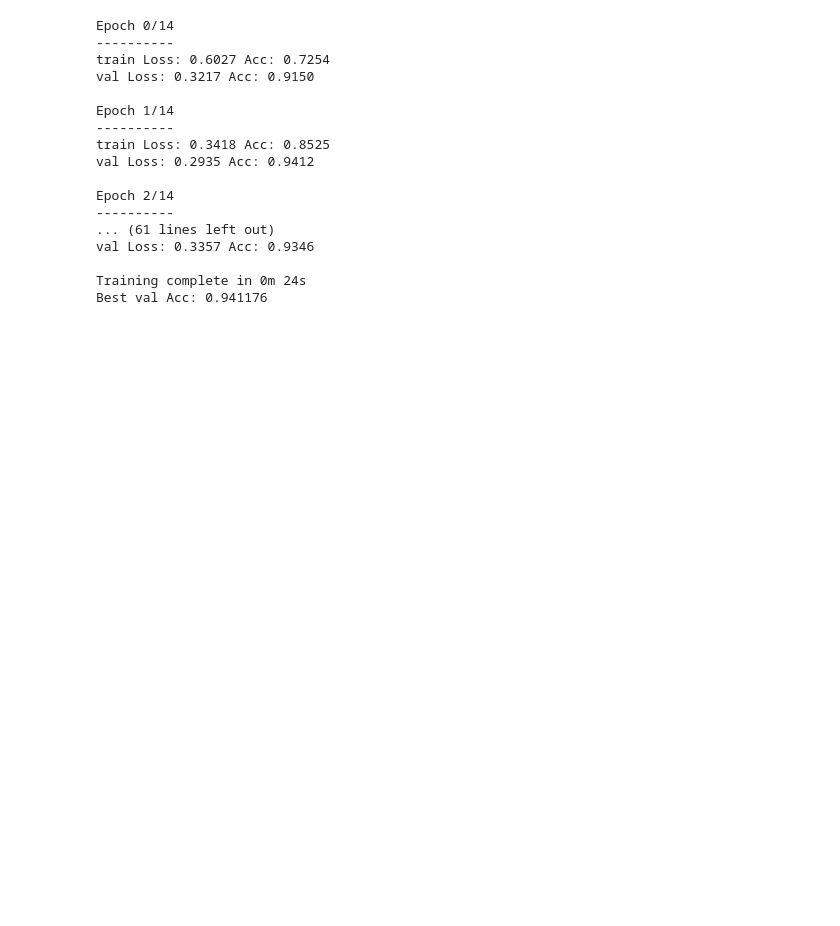
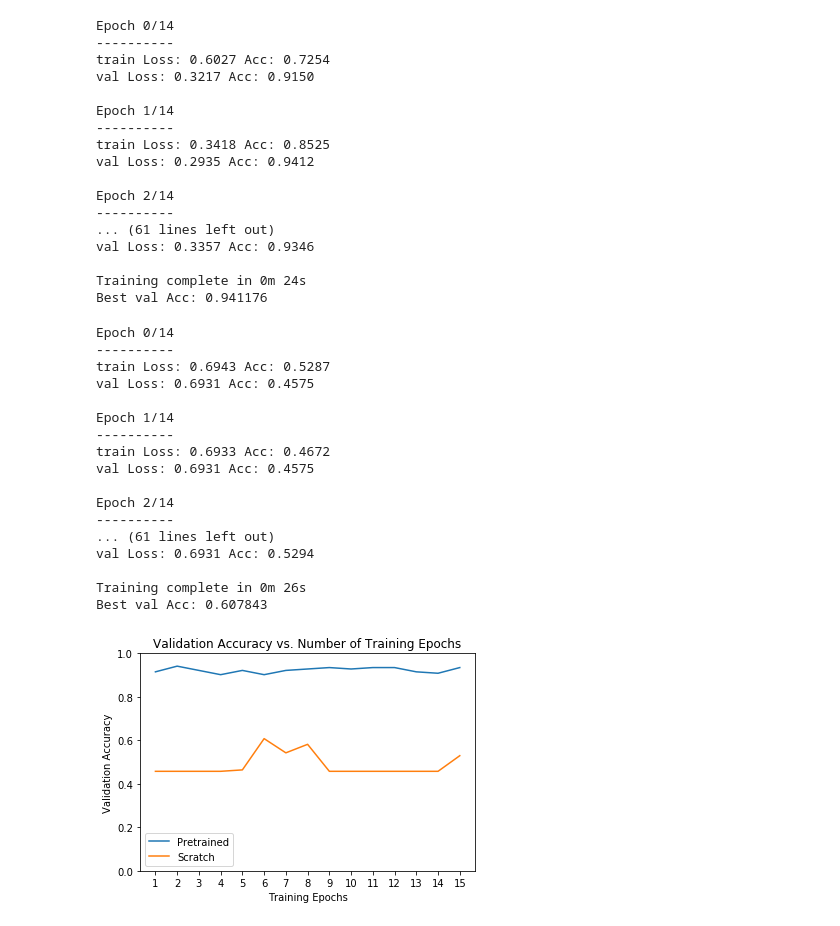
Before and after one commit to lzxzy/pytorch_tutorial, a Jupyter notebook: Finetuning_Torchvision_Models.ipynb, the cells around one changed output. Saved outputs shown, nothing was run; the diff lists cells and outputs as text; code cells hidden in the pictures; blank space fills up the shorter version.

```diff
--- a/Finetuning_Torchvision_Models.ipynb
+++ b/Finetuning_Torchvision_Models.ipynb
@@ -253,3 +253,44 @@ val Loss: 0.3357 Acc: 0.9346
 
 Training complete in 0m 24s
 Best val Acc: 0.941176
+# %%
+scratch_model, _ = initialize_model(model_name, num_classes, feature_extract=False, use_pretrained=False)
+scratch_model = scratch_model.to(device)
+scratch_optimizer = optim.SGD(scratch_model.parameters(), lr=0.001, momentum=0.9)
+scratch_criterion = nn.CrossEntropyLoss()
+_,scratch_hist = train_model(scratch_model, dataloaders_dict, scratch_criterion, scratch_optimizer, num_epochs=num_epochs, is_inception=(model_name=='inception'))
+
+ohist = []
+shist = []
+
+ohist = [h.cpu().numpy() for h in hist]
+shist = [h.cpu().numpy() for h in scratch_hist]
+
+plt.title("Validation Accuracy vs. Number of Training Epochs")
+plt.xlabel("Training Epochs")
+plt.ylabel("Validation Accuracy")
+plt.plot(range(1,num_epochs+1),ohist,label="Pretrained")
+plt.plot(range(1,num_epochs+1),shist,label="Scratch")
+plt.ylim((0,1.))
+plt.xticks(np.arange(1, num_epochs+1, 1.0))
+plt.legend()
+plt.show()
+# %% [output]
+Epoch 0/14
+----------
+train Loss: 0.6943 Acc: 0.5287
+val Loss: 0.6931 Acc: 0.4575
+
+Epoch 1/14
+----------
+train Loss: 0.6933 Acc: 0.4672
+val Loss: 0.6931 Acc: 0.4575
+
+Epoch 2/14
+----------
+... (61 lines left out)
+val Loss: 0.6931 Acc: 0.5294
+
+Training complete in 0m 26s
+Best val Acc: 0.607843
+[figure, added]
```
Also changed, not shown: 2 other files.
